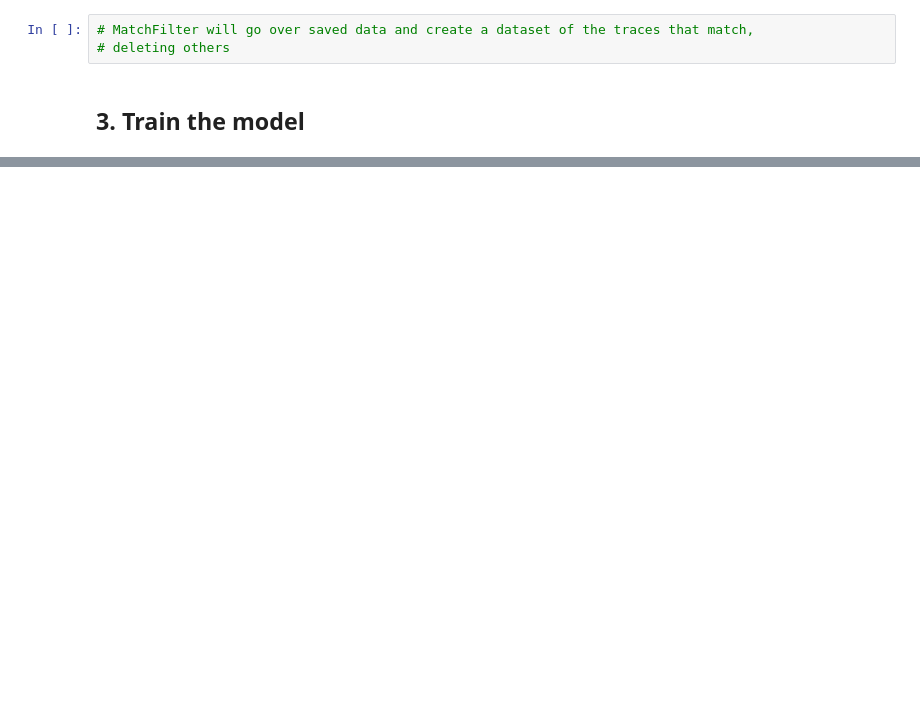
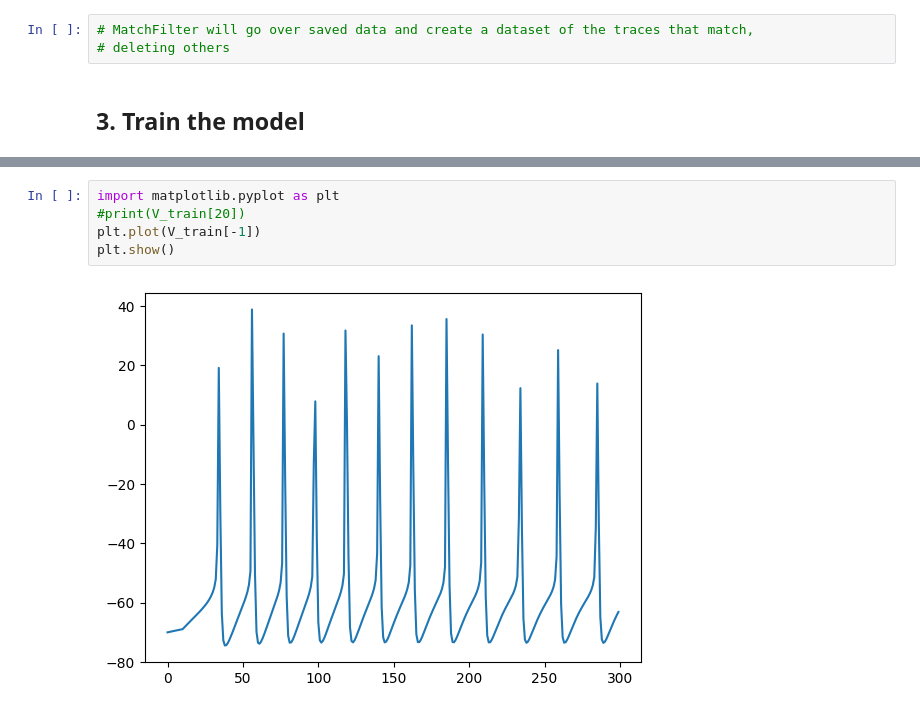
Before and after one commit to V-Marco/ACT, a Jupyter notebook: test_act.ipynb, the cells around one changed output, grey strips where cells are left out. Saved outputs shown, nothing was run; the diff lists cells and outputs as text; blank space fills up the shorter version.

```diff
--- a/test_act.ipynb
+++ b/test_act.ipynb
@@ -235,3 +175,10 @@ torch.Size([72, 19])
+# %%
+import matplotlib.pyplot as plt
+#print(V_train[20])
+plt.plot(V_train[-1])
+plt.show()
+# %% [output]
+[figure, added]
 # %%
 import numpy as np
 from act.DataProcessor import DataProcessor
```
Also changed, not shown: parts of 18 cells of this notebook, 3 other files.
